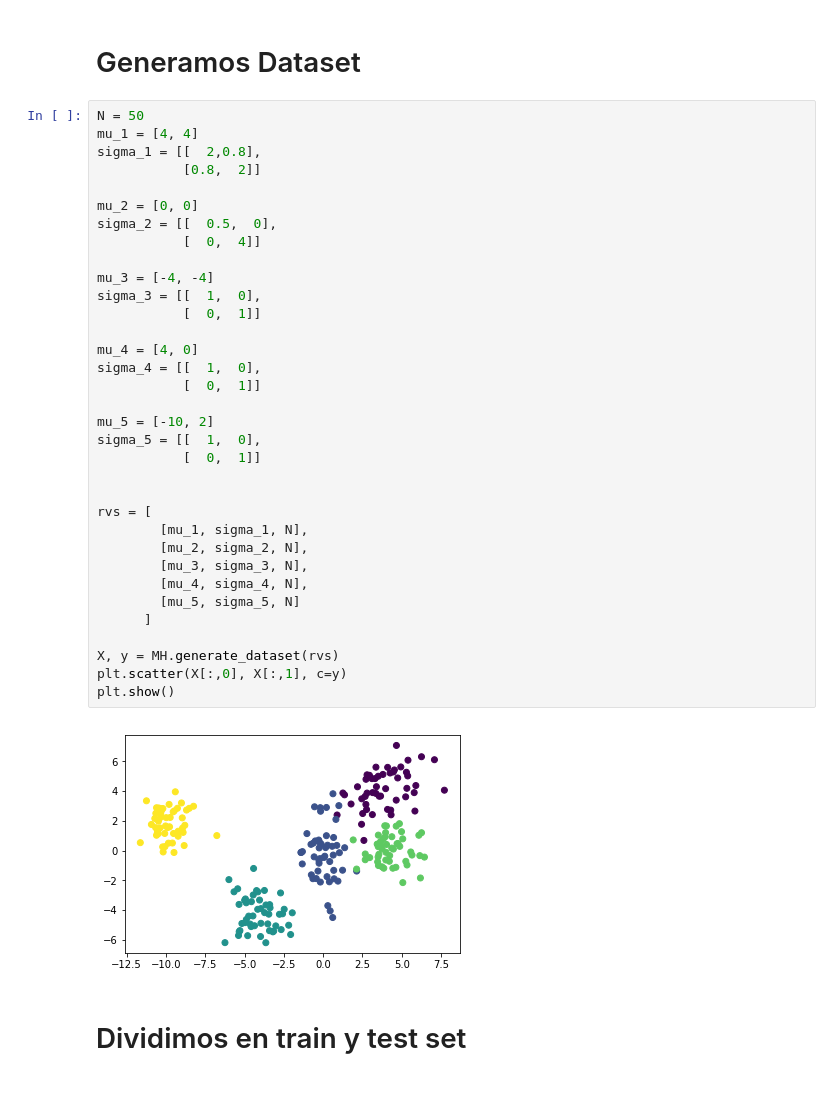
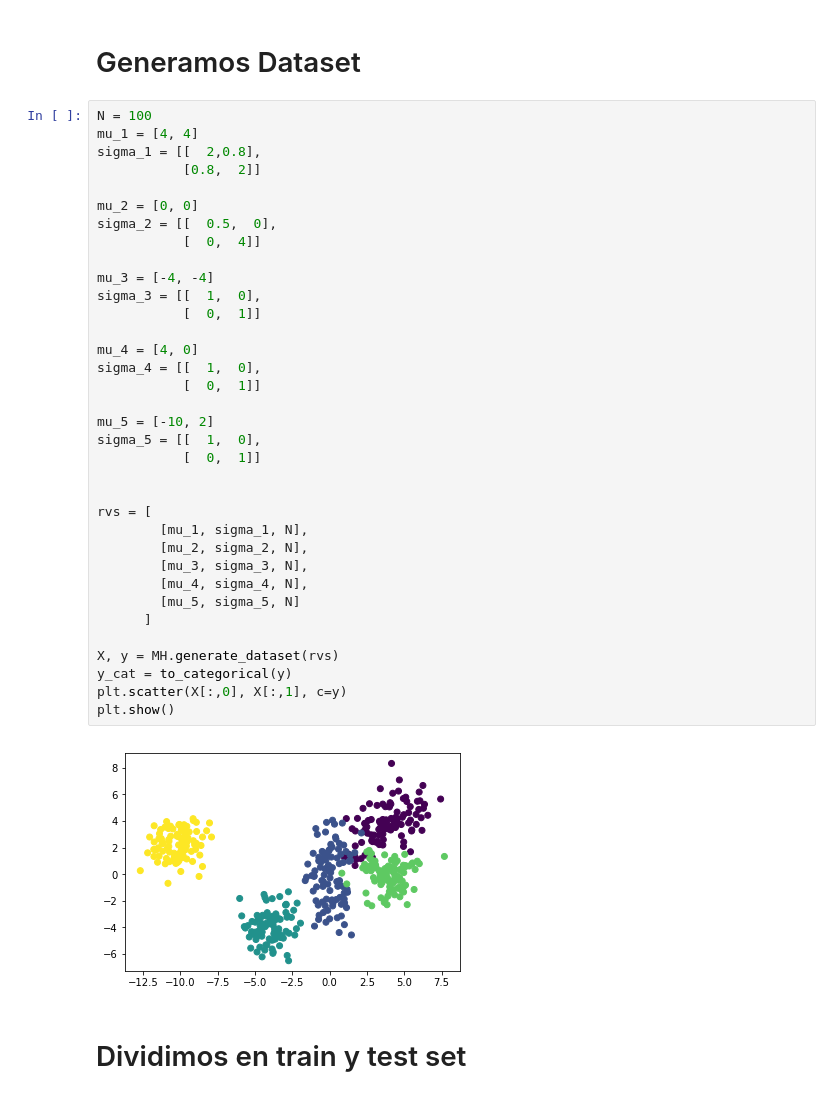
Before and after one commit to lab-ml-itba/6-MLP-multiclass, a Jupyter notebook: multiclass.ipynb, the cells around one changed output. Drawn from its saved outputs; the diff is of its cells as text.

```diff
--- a/multiclass.ipynb
+++ b/multiclass.ipynb
@@ -10,41 +12,42 @@ from keras.utils import to_categorical
 # %% [markdown]
 # Generamos Dataset
 # %%
-N = 50
+N = 100
 mu_1 = [4, 4]
 sigma_1 = [[  2,0.8],
            [0.8,  2]]
 
 mu_2 = [0, 0]
 sigma_2 = [[  0.5,  0],
            [  0,  4]]
 
 mu_3 = [-4, -4]
 sigma_3 = [[  1,  0],
            [  0,  1]]
 
 mu_4 = [4, 0]
 sigma_4 = [[  1,  0],
            [  0,  1]]
 
 mu_5 = [-10, 2]
 sigma_5 = [[  1,  0],
            [  0,  1]]
 
 
 rvs = [
         [mu_1, sigma_1, N],
         [mu_2, sigma_2, N],
         [mu_3, sigma_3, N],
         [mu_4, sigma_4, N],
         [mu_5, sigma_5, N]
       ]
 
 X, y = MH.generate_dataset(rvs)
+y_cat = to_categorical(y)
 plt.scatter(X[:,0], X[:,1], c=y)
 plt.show()
 # %% [output]
-[figure, old version]
+[figure, new version]
 # %% [markdown]
 # Dividimos en train y test set
 # %%
```
Also changed, not shown: parts of 45 cells of this notebook, 5 other files.
